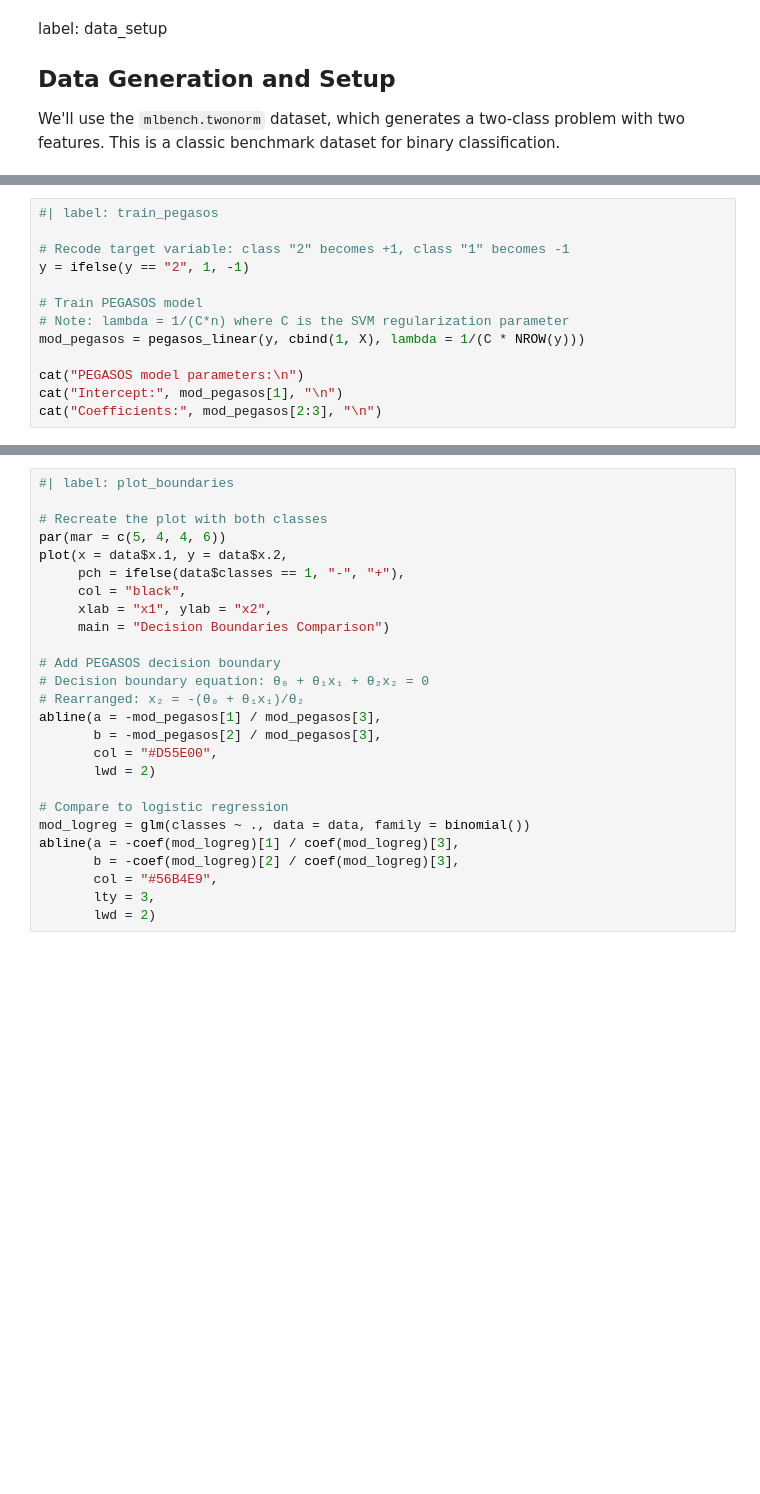
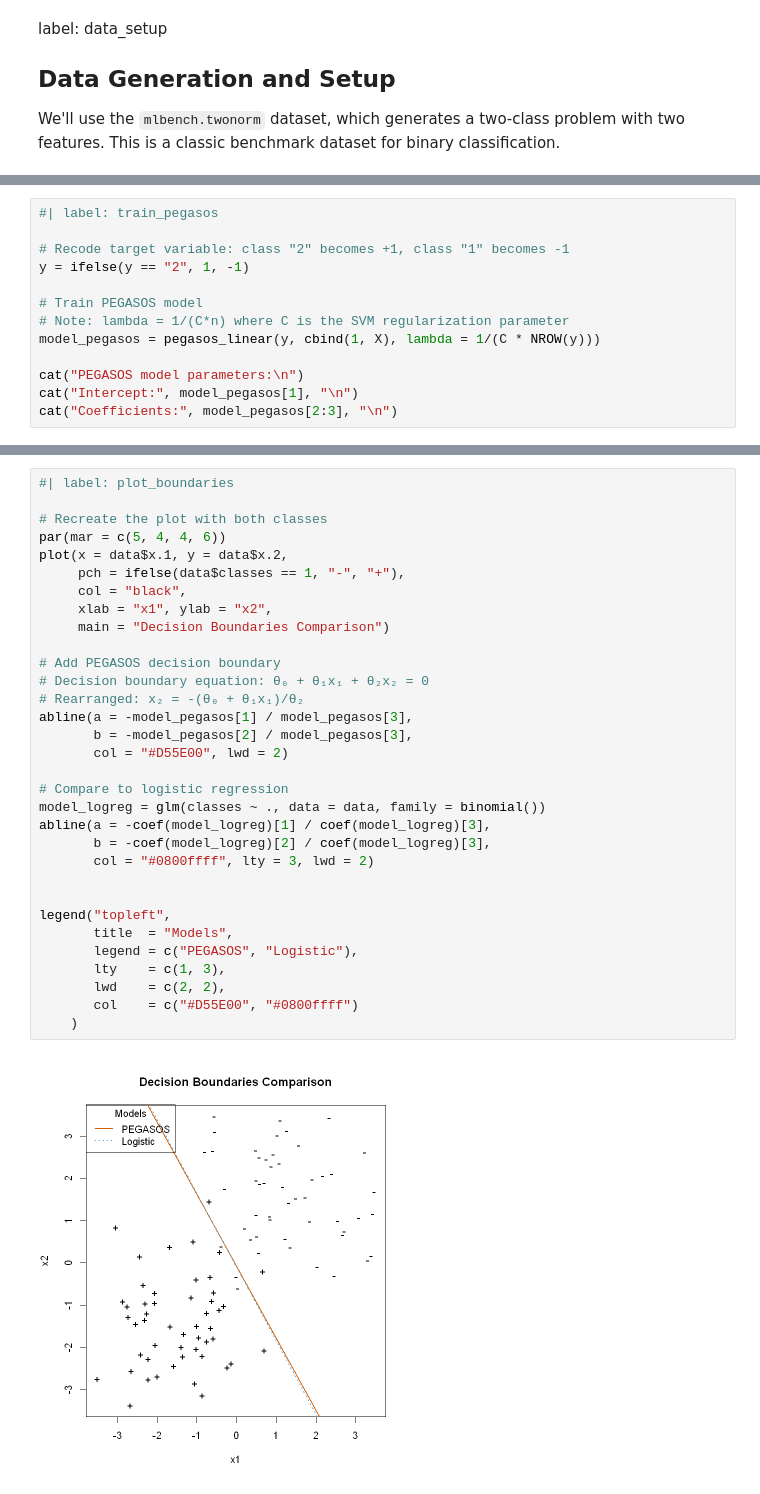
Before and after one commit to slds-lmu/lecture_sl, a Jupyter notebook: exercises/svm-quarto/sol_svm_1_R.ipynb, the cells around one changed output, grey strips where cells are left out. Drawn from its saved outputs; the diff is of its cells as text; blank space fills up the shorter version.

```diff
--- a/exercises/svm-quarto/sol_svm_1_R.ipynb
+++ b/exercises/svm-quarto/sol_svm_1_R.ipynb
@@ -165,9 +152,9 @@ y = ifelse(y == "2", 1, -1)
 
 # Train PEGASOS model
 # Note: lambda = 1/(C*n) where C is the SVM regularization parameter
-mod_pegasos = pegasos_linear(y, cbind(1, X), lambda = 1/(C * NROW(y)))
+model_pegasos = pegasos_linear(y, cbind(1, X), lambda = 1/(C * NROW(y)))
 
 cat("PEGASOS model parameters:\n")
-cat("Intercept:", mod_pegasos[1], "\n")
-cat("Coefficients:", mod_pegasos[2:3], "\n")
+cat("Intercept:", model_pegasos[1], "\n")
+cat("Coefficients:", model_pegasos[2:3], "\n")
 # %% [output]
@@ -175,26 +169,34 @@ cat("Coefficients:", mod_pegasos[2:3], "\n")
 # %%
 #| label: plot_boundaries
 
 # Recreate the plot with both classes
 par(mar = c(5, 4, 4, 6))
 plot(x = data$x.1, y = data$x.2,
      pch = ifelse(data$classes == 1, "-", "+"),
      col = "black",
      xlab = "x1", ylab = "x2",
      main = "Decision Boundaries Comparison")
 
 # Add PEGASOS decision boundary
 # Decision boundary equation: θ₀ + θ₁x₁ + θ₂x₂ = 0
 # Rearranged: x₂ = -(θ₀ + θ₁x₁)/θ₂
-abline(a = -mod_pegasos[1] / mod_pegasos[3],
-       b = -mod_pegasos[2] / mod_pegasos[3],
-       col = "#D55E00",
-       lwd = 2)
+abline(a = -model_pegasos[1] / model_pegasos[3],
+       b = -model_pegasos[2] / model_pegasos[3],
+       col = "#D55E00", lwd = 2)
 
 # Compare to logistic regression
-mod_logreg = glm(classes ~ ., data = data, family = binomial())
-abline(a = -coef(mod_logreg)[1] / coef(mod_logreg)[3],
-       b = -coef(mod_logreg)[2] / coef(mod_logreg)[3],
-       col = "#56B4E9",
-       lty = 3,
-       lwd = 2)
+model_logreg = glm(classes ~ ., data = data, family = binomial())
+abline(a = -coef(model_logreg)[1] / coef(model_logreg)[3],
+       b = -coef(model_logreg)[2] / coef(model_logreg)[3],
+       col = "#0800ffff", lty = 3, lwd = 2)
+
+
+legend("topleft",
+       title  = "Models",
+       legend = c("PEGASOS", "Logistic"),
+       lty    = c(1, 3),
+       lwd    = c(2, 2),
+       col    = c("#D55E00", "#0800ffff")
+    )
+# %% [output]
+[figure, added]
```
Also changed, not shown: parts of 28 cells of this notebook.
